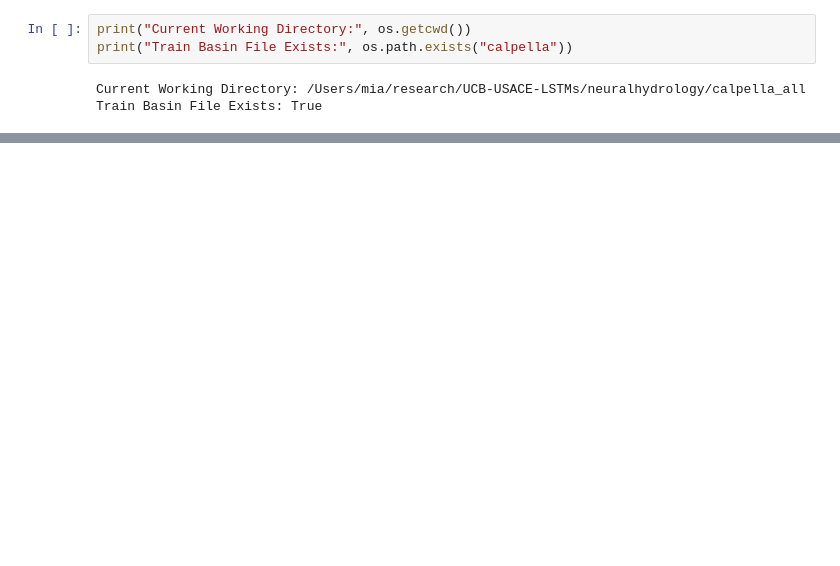
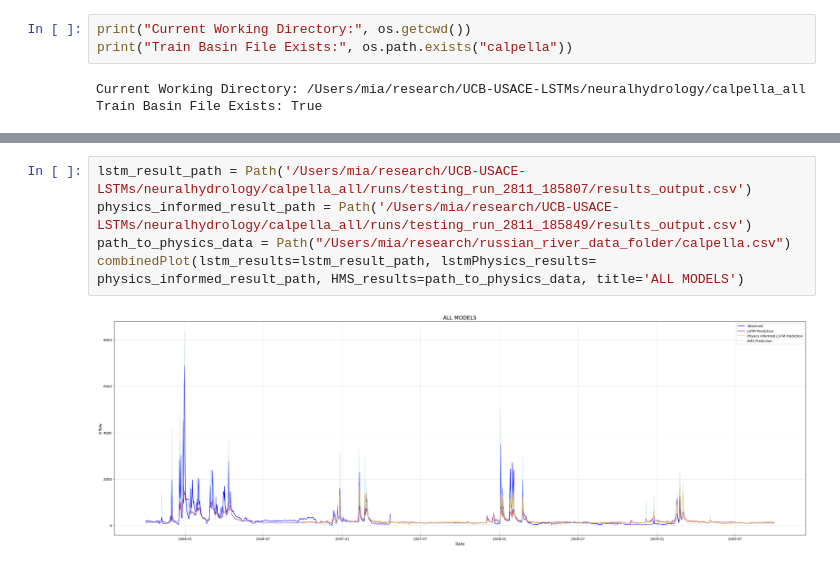
Before and after one commit to evanr1232/UCB-USACE-LSTMs, a Jupyter notebook: neuralhydrology/calpella_all/calpella_lstm_model.ipynb, the cells around one changed output, grey strips where cells are left out. Saved outputs shown, nothing was run; the diff lists cells and outputs as text; blank space fills up the shorter version.

```diff
--- a/neuralhydrology/calpella_all/calpella_lstm_model.ipynb
+++ b/neuralhydrology/calpella_all/calpella_lstm_model.ipynb
@@ -136,0 +240,7 @@ Using target variable: NR CALPELLA FLOW COE CPL
+# %%
+lstm_result_path = Path('/Users/mia/research/UCB-USACE-LSTMs/neuralhydrology/calpella_all/runs/testing_run_2811_185807/results_output.csv')
+physics_informed_result_path = Path('/Users/mia/research/UCB-USACE-LSTMs/neuralhydrology/calpella_all/runs/testing_run_2811_185849/results_output.csv')
+path_to_physics_data = Path("/Users/mia/research/russian_river_data_folder/calpella.csv")
+combinedPlot(lstm_results=lstm_result_path, lstmPhysics_results= physics_informed_result_path, HMS_results=path_to_physics_data, title='ALL MODELS')
+# %% [output]
+[figure, added]
```
Also changed, not shown: parts of 15 cells of this notebook, 7 other files.
